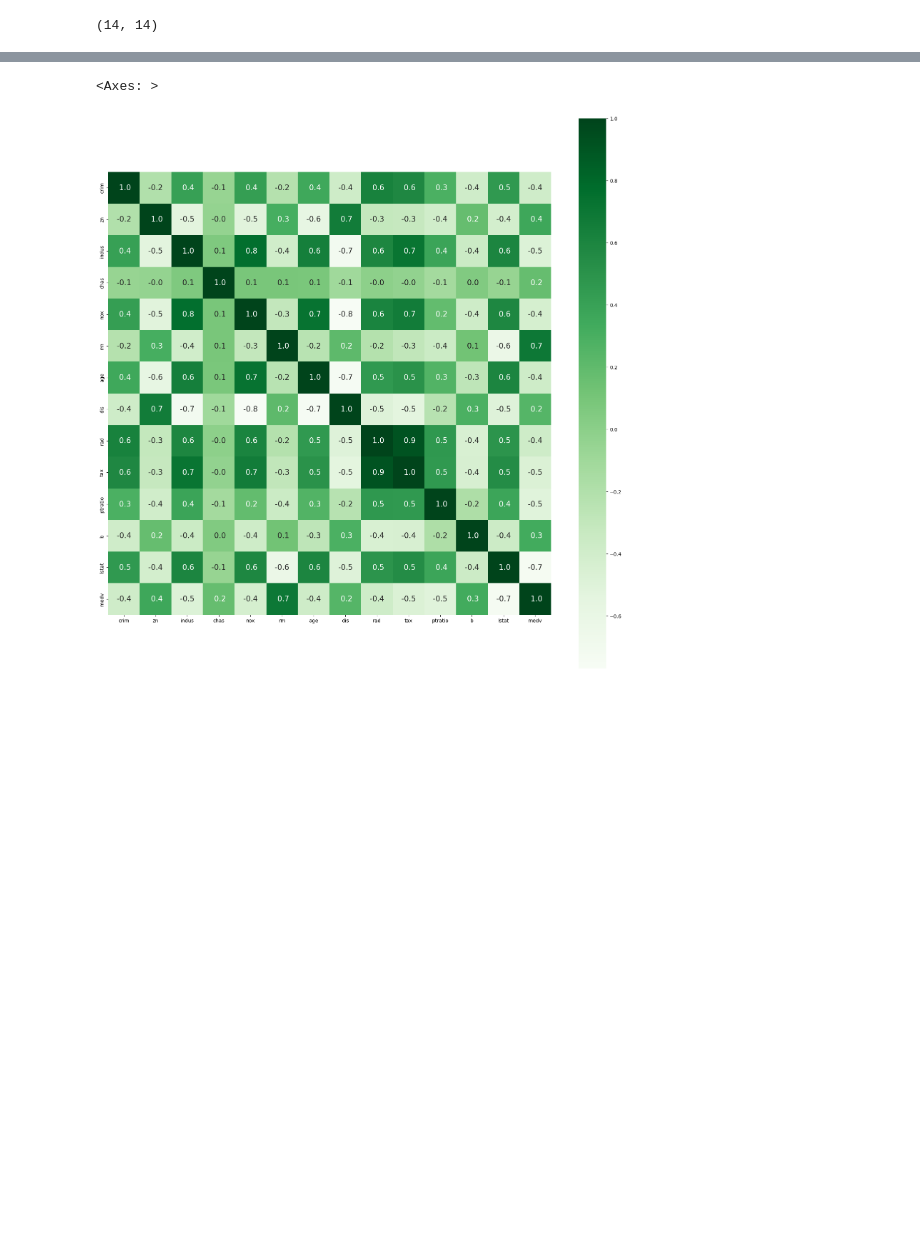
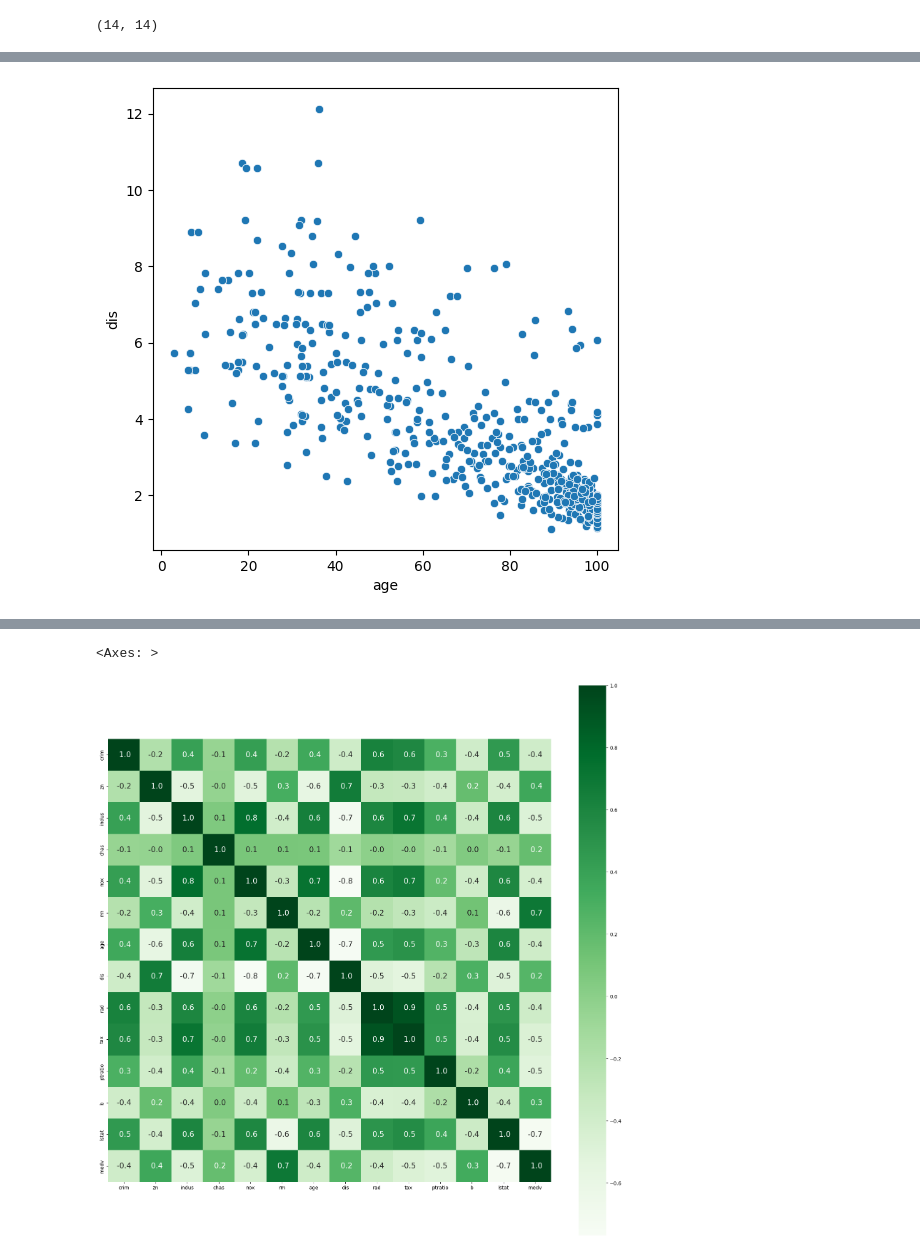
Before and after one commit to iamSt3el/Boston-Housing, a Jupyter notebook: main.ipynb, the cells around one changed output, grey strips where cells are left out. Saved outputs shown, nothing was run; the diff lists cells and outputs as text; code cells hidden in the pictures; blank space fills up the shorter version.

```diff
--- a/main.ipynb
+++ b/main.ipynb
@@ -133,0 +163,9 @@ data.rename(columns={'medv':'price'}, inplace=True)
+# %%
+# Scatterplot to visualize the relationship between AGE and DIS
+plt.figure(figsize = (6, 6))
+
+sns.scatterplot(x = 'age', y = 'dis', data = data)
+
+plt.show()
+# %% [output]
+[figure, added]
```
Also changed, not shown: parts of 34 cells of this notebook.
